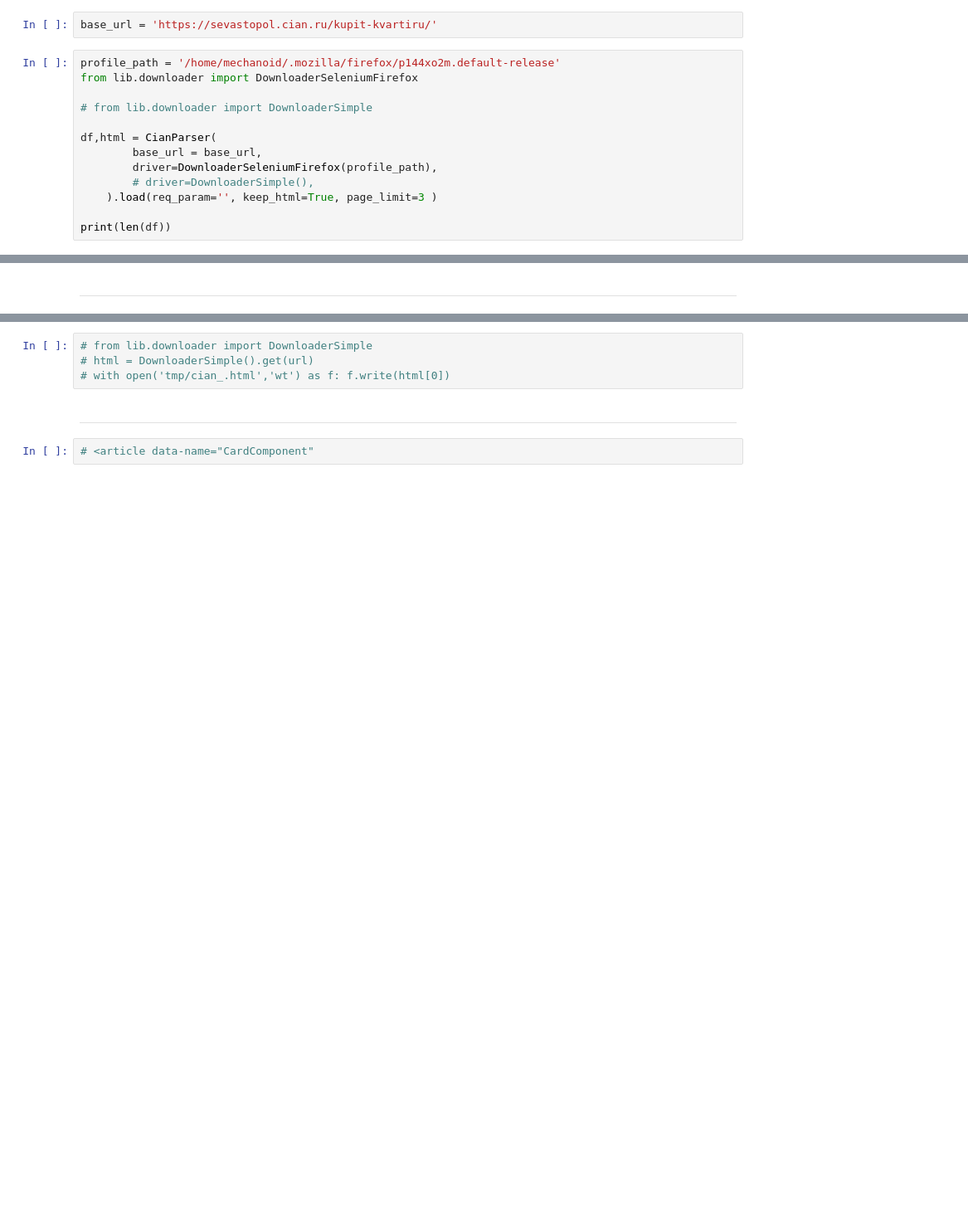
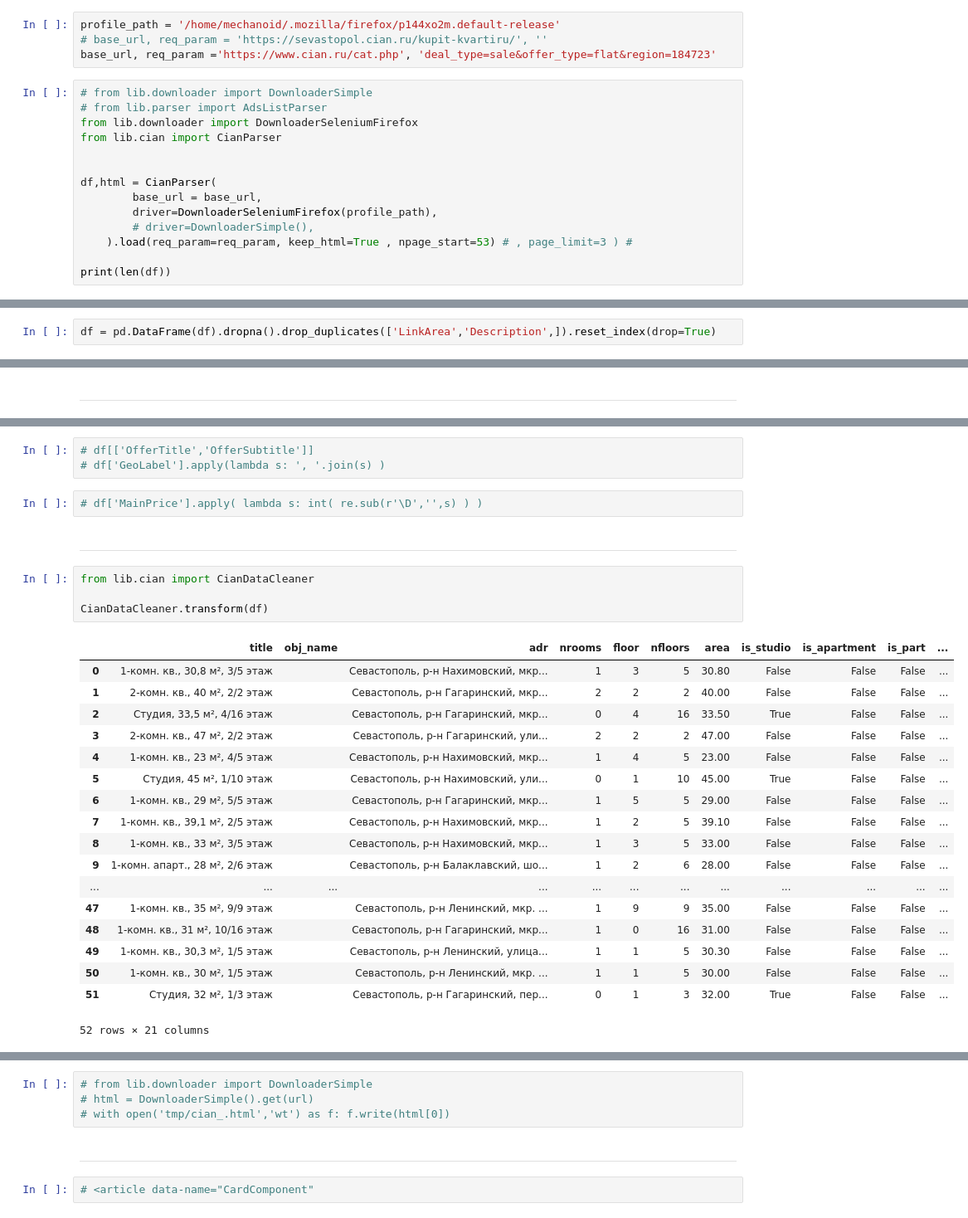
Before and after one commit to smechanoid/avito-parser, a Jupyter notebook: 02-cian-downloader.ipynb, the cells around one changed output, grey strips where cells are left out. Shown at 83% size. Cells and saved outputs as stored; diff of their text form; blank space fills up the shorter version.

```diff
--- a/02-cian-downloader.ipynb
+++ b/02-cian-downloader.ipynb
@@ -127,18 +26,21 @@ class CianParser(AdsListParser):
 # %% [markdown]
 ---
 # %%
-base_url = 'https://sevastopol.cian.ru/kupit-kvartiru/'
+profile_path = '/home/mechanoid/.mozilla/firefox/p144xo2m.default-release'
+# base_url, req_param = 'https://sevastopol.cian.ru/kupit-kvartiru/', ''
+base_url, req_param ='https://www.cian.ru/cat.php', 'deal_type=sale&offer_type=flat&region=184723'
 # %%
-profile_path = '/home/mechanoid/.mozilla/firefox/p144xo2m.default-release'
+# from lib.downloader import DownloaderSimple
+# from lib.parser import AdsListParser
 from lib.downloader import DownloaderSeleniumFirefox
+from lib.cian import CianParser
 
-# from lib.downloader import DownloaderSimple
 
 df,html = CianParser(
         base_url = base_url,
         driver=DownloaderSeleniumFirefox(profile_path),
         # driver=DownloaderSimple(),
-    ).load(req_param='', keep_html=True, page_limit=3 )
+    ).load(req_param=req_param, keep_html=True , npage_start=53) # , page_limit=3 ) #
 
 print(len(df))
 # %% [output]
@@ -177,0 +57,2 @@ df
+# %%
+df = pd.DataFrame(df).dropna().drop_duplicates(['LinkArea','Description',]).reset_index(drop=True)
@@ -179,0 +70,30 @@ df
+# %%
+# df[['OfferTitle','OfferSubtitle']]
+# df['GeoLabel'].apply(lambda s: ', '.join(s) )
+# %%
+# df['MainPrice'].apply( lambda s: int( re.sub(r'\D','',s) ) )
+# %% [markdown]
+----
+# %%
+from lib.cian import CianDataCleaner
+
+CianDataCleaner.transform(df)
+# %% [output]
+|  | title | obj_name | adr | nrooms | floor | nfloors | area | is_studio | is_apartment | is_part | ... |
+| 0 | 1-комн. кв., 30,8 м², 3/5 этаж |  | Севастополь, р-н Нахимовский, мкр... | 1 | 3 | 5 | 30.80 | False | False | False | ... |
+| 1 | 2-комн. кв., 40 м², 2/2 этаж |  | Севастополь, р-н Гагаринский, мкр... | 2 | 2 | 2 | 40.00 | False | False | False | ... |
+| 2 | Студия, 33,5 м², 4/16 этаж |  | Севастополь, р-н Гагаринский, мкр... | 0 | 4 | 16 | 33.50 | True | False | False | ... |
+| 3 | 2-комн. кв., 47 м², 2/2 этаж |  | Севастополь, р-н Гагаринский, ули... | 2 | 2 | 2 | 47.00 | False | False | False | ... |
+| 4 | 1-комн. кв., 23 м², 4/5 этаж |  | Севастополь, р-н Нахимовский, мкр... | 1 | 4 | 5 | 23.00 | False | False | False | ... |
+| 5 | Студия, 45 м², 1/10 этаж |  | Севастополь, р-н Нахимовский, ули... | 0 | 1 | 10 | 45.00 | True | False | False | ... |
+| 6 | 1-комн. кв., 29 м², 5/5 этаж |  | Севастополь, р-н Гагаринский, мкр... | 1 | 5 | 5 | 29.00 | False | False | False | ... |
+| 7 | 1-комн. кв., 39,1 м², 2/5 этаж |  | Севастополь, р-н Нахимовский, мкр... | 1 | 2 | 5 | 39.10 | False | False | False | ... |
+| 8 | 1-комн. кв., 33 м², 3/5 этаж |  | Севастополь, р-н Нахимовский, мкр... | 1 | 3 | 5 | 33.00 | False | False | False | ... |
+| 9 | 1-комн. апарт., 28 м², 2/6 этаж |  | Севастополь, р-н Балаклавский, шо... | 1 | 2 | 6 | 28.00 | False | False | False | ... |
+| ... | ... | ... | ... | ... | ... | ... | ... | ... | ... | ... | ... |
+| 47 | 1-комн. кв., 35 м², 9/9 этаж |  | Севастополь, р-н Ленинский, мкр. ... | 1 | 9 | 9 | 35.00 | False | False | False | ... |
+| 48 | 1-комн. кв., 31 м², 10/16 этаж |  | Севастополь, р-н Гагаринский, мкр... | 1 | 0 | 16 | 31.00 | False | False | False | ... |
+| 49 | 1-комн. кв., 30,3 м², 1/5 этаж |  | Севастополь, р-н Ленинский, улица... | 1 | 1 | 5 | 30.30 | False | False | False | ... |
+| 50 | 1-комн. кв., 30 м², 1/5 этаж |  | Севастополь, р-н Ленинский, мкр. ... | 1 | 1 | 5 | 30.00 | False | False | False | ... |
+| 51 | Студия, 32 м², 1/3 этаж |  | Севастополь, р-н Гагаринский, пер... | 0 | 1 | 3 | 32.00 | True | False | False | ... |
+52 rows × 21 columns
```
Also changed, not shown: parts of 16 cells of this notebook, 3 other files.
